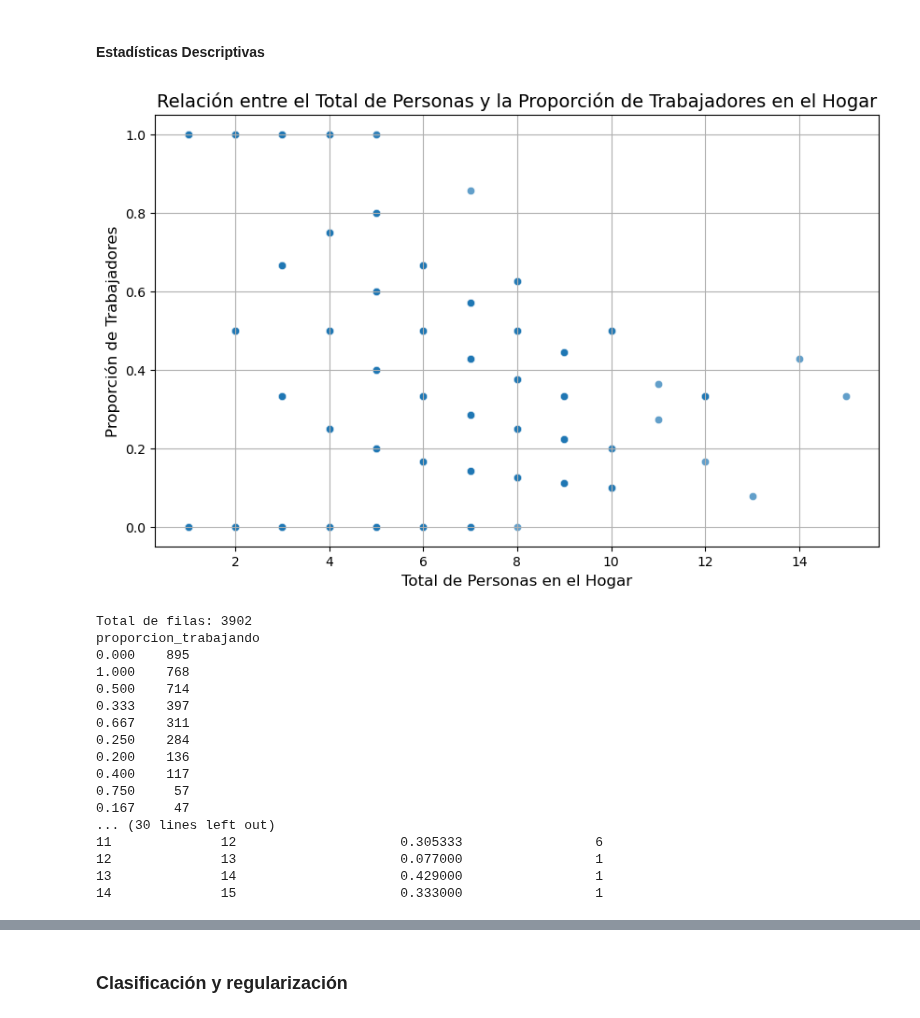
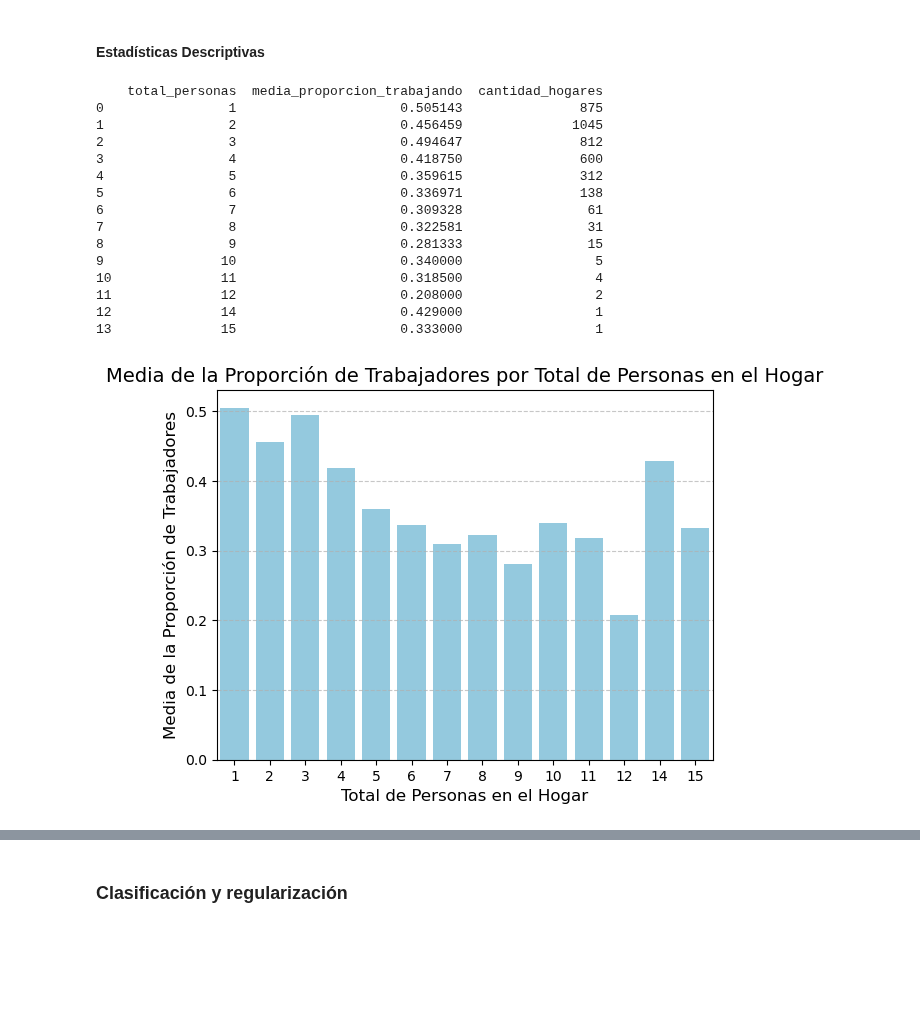
Before and after one commit to miligarofalo/CC408-T2-1, a Jupyter notebook: TP4/TP4_grupal.ipynb, the cells around one changed output, grey strips where cells are left out. Saved outputs shown, nothing was run; the diff lists cells and outputs as text; code cells hidden in the pictures; blank space fills up the shorter version.

```diff
--- a/TP4/TP4_grupal.ipynb
+++ b/TP4/TP4_grupal.ipynb
@@ -281,11 +281,13 @@ print("Valores únicos después del reemplazo:", df_completa['itf'].unique())
 df_completa= df_completa.dropna(subset=['itf'])
 print("Valores únicos finales:", df_completa['itf'].unique())
 
+df_completa= df_completa.dropna(subset=['ch06'])
+print("Valores únicos finales:", df_completa['ch06'].unique())
 
 #df_completa = df_completa.dropna(subset=['estado'])
 #COLUMNAS A ELIMINAR (vARIABLES NO CONSIDERADAS RELEVANTES)
 df_completa = df_completa.drop(columns=['iv2', 'iv3', 'iv3_esp', 'iv4', 'iv6', 'iv7', 'iv7_esp', 'iv8', 'iv9', 'iv10', 'iv11']) #caracteristicas de la casa
-df_completa = df_completa.drop(columns=['ii3_1', 'ii4_1', 'ii4_2', 'ii4_3', 'ii5', 'ii5_1', 'ii6', 'ii6_1', 'ii7_esp', 'ii8', 'ii8_esp', 'ii9']) #ii3 (ocupa casa para trabajar) y ii7 (regimen de tenencia del hogar) se quedan
+df_completa = df_completa.drop(columns=['ii4_1', 'ii4_2', 'ii4_3', 'ii5', 'ii5_1', 'ii6', 'ii6_1', 'ii7_esp', 'ii8', 'ii8_esp', 'ii9']) #ii3 (ocupa casa para trabajar) y ii7 (regimen de tenencia del hogar) se quedan
 # %% [output]
 Valores únicos después del reemplazo: [ 1. nan  4.  3.  5.  2.  7.  6.]
 Valores únicos después del reemplazo: [3.6800e+02 4.4000e+02 2.1300e+03 ... 1.3007e+06 2.4800e+05 3.3900e+05]
@@ -470,58 +519,47 @@ df_completa
 # %%
 # Asegurarnos de que cada hogar esté representado una sola vez
 hogares_unicos = df_completa[['codusu', 'nro_hogar', 'proporcion_trabajando', 'total_personas']].drop_duplicates(subset=['codusu', 'nro_hogar'])
-
-# Configurar el gráfico
-plt.figure(figsize=(10, 6))
-
-# Crear el scatter plot para ver la relación entre total de personas y proporción de trabajadores
-sns.scatterplot(
-    data=hogares_unicos,
-    x='total_personas',
-    y='proporcion_trabajando',
-    alpha=0.7
-)
-
-# Agregar detalles al gráfico
-plt.title('Relación entre el Total de Personas y la Proporción de Trabajadores en el Hogar', fontsize=14)
-plt.xlabel('Total de Personas en el Hogar', fontsize=12)
-plt.ylabel('Proporción de Trabajadores', fontsize=12)
-plt.grid(True)
-plt.show()
-
-
-print("Total de filas:", hogares_unicos.shape[0])
-print(hogares_unicos['proporcion_trabajando'].value_counts())
 
 # 0.000 865: Significa que hay 865 hogares donde la proporción de personas que trabajan es 0 (es decir, nadie trabaja en esos hogares).
 
 # Agrupar por total_personas y calcular la media de la proporcion_trabajando
 tabla_resumen = hogares_unicos.groupby('total_personas').agg(
     media_proporcion_trabajando=('proporcion_trabajando', 'mean'),
     cantidad_hogares=('codusu', 'size')
 ).reset_index()
 
 # Ordenar por total_personas para mayor claridad
 tabla_resumen = tabla_resumen.sort_values(by='total_personas')
 
 # Mostrar la tabla
 print(tabla_resumen)
+
+
+# Crear un gráfico de barras para la media de la proporción de trabajadores
+sns.barplot(data=tabla_resumen, x='total_personas', y='media_proporcion_trabajando', color='skyblue')
+
+# Agregar etiquetas y título
+plt.title('Media de la Proporción de Trabajadores por Total de Personas en el Hogar', fontsize=14)
+plt.xlabel('Total de Personas en el Hogar', fontsize=12)
+plt.ylabel('Media de la Proporción de Trabajadores', fontsize=12)
+
+# Mostrar el gráfico
+plt.grid(axis='y', linestyle='--', alpha=0.7)
+plt.show()
 # %% [output]
+    total_personas  media_proporcion_trabajando  cantidad_hogares
+0                1                     0.505143               875
+1                2                     0.456459              1045
+2                3                     0.494647               812
+3                4                     0.418750               600
+4                5                     0.359615               312
+5                6                     0.336971               138
+6                7                     0.309328                61
+7                8                     0.322581                31
+8                9                     0.281333                15
+9               10                     0.340000                 5
+10              11                     0.318500                 4
+11              12                     0.208000                 2
+12              14                     0.429000                 1
+13              15                     0.333000                 1
-[figure, old version]
+[figure, new version]
-Total de filas: 3902
-proporcion_trabajando
-0.000    895
-1.000    768
-0.500    714
-0.333    397
-0.667    311
-0.250    284
-0.200    136
-0.400    117
-0.750     57
-0.167     47
-... (30 lines left out)
-11              12                     0.305333                 6
-12              13                     0.077000                 1
-13              14                     0.429000                 1
-14              15                     0.333000                 1
```
Also changed, not shown: parts of 20 cells of this notebook.
